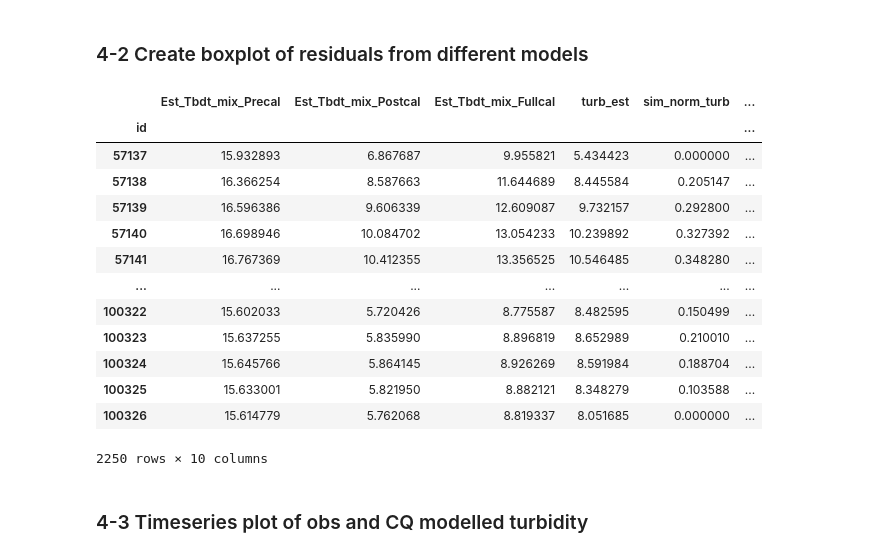
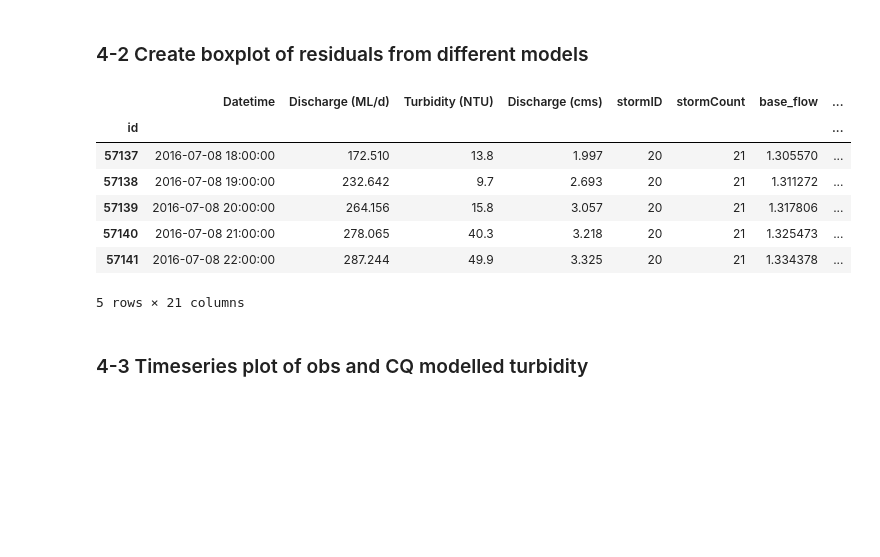
Before and after one commit to QianWanghhu/BushFireWQ, a Jupyter notebook: src/Explore_212058_CQ.ipynb, the cells around one changed output. Saved outputs shown, nothing was run; the diff lists cells and outputs as text; code cells hidden in the pictures; blank space fills up the shorter version.

```diff
--- a/src/Explore_212058_CQ.ipynb
+++ b/src/Explore_212058_CQ.ipynb
@@ -455,20 +460,14 @@ resdl_long = resdl.melt(id_vars=['Time Period', 'Est_Tbdt_mix_Precal', 'Est_Tbdt
            var_name='CQmodel Type', value_name='Residual')
 # Apply log transformation to positive values only
 resdl_long['Residual_log'] = np.where(resdl_long['Residual'] > 0, np.log(resdl_long['Residual']), resdl_long['Residual'])
-# %%
-resdl
-# %% [output]
-|  | Est_Tbdt_mix_Precal | Est_Tbdt_mix_Postcal | Est_Tbdt_mix_Fullcal | turb_est | sim_norm_turb | ... |
-| id |  |  |  |  |  | ... |
-| 57137 | 15.932893 | 6.867687 | 9.955821 | 5.434423 | 0.000000 | ... |
-| 57138 | 16.366254 | 8.587663 | 11.644689 | 8.445584 | 0.205147 | ... |
-| 57139 | 16.596386 | 9.606339 | 12.609087 | 9.732157 | 0.292800 | ... |
-| 57140 | 16.698946 | 10.084702 | 13.054233 | 10.239892 | 0.327392 | ... |
-| 57141 | 16.767369 | 10.412355 | 13.356525 | 10.546485 | 0.348280 | ... |
-| ... | ... | ... | ... | ... | ... | ... |
-| 100322 | 15.602033 | 5.720426 | 8.775587 | 8.482595 | 0.150499 | ... |
-| 100323 | 15.637255 | 5.835990 | 8.896819 | 8.652989 | 0.210010 | ... |
-| 100324 | 15.645766 | 5.864145 | 8.926269 | 8.591984 | 0.188704 | ... |
-| 100325 | 15.633001 | 5.821950 | 8.882121 | 8.348279 | 0.103588 | ... |
-| 100326 | 15.614779 | 5.762068 | 8.819337 | 8.051685 | 0.000000 | ... |
-2250 rows × 10 columns
+# %%
+storm_data.head()
+# %% [output]
+|  | Datetime | Discharge (ML/d) | Turbidity (NTU) | Discharge (cms) | stormID | stormCount | base_flow | ... |
+| id |  |  |  |  |  |  |  | ... |
+| 57137 | 2016-07-08 18:00:00 | 172.510 | 13.8 | 1.997 | 20 | 21 | 1.305570 | ... |
+| 57138 | 2016-07-08 19:00:00 | 232.642 | 9.7 | 2.693 | 20 | 21 | 1.311272 | ... |
+| 57139 | 2016-07-08 20:00:00 | 264.156 | 15.8 | 3.057 | 20 | 21 | 1.317806 | ... |
+| 57140 | 2016-07-08 21:00:00 | 278.065 | 40.3 | 3.218 | 20 | 21 | 1.325473 | ... |
+| 57141 | 2016-07-08 22:00:00 | 287.244 | 49.9 | 3.325 | 20 | 21 | 1.334378 | ... |
+5 rows × 21 columns
```
Also changed, not shown: parts of 8 cells of this notebook, 6 other files.
